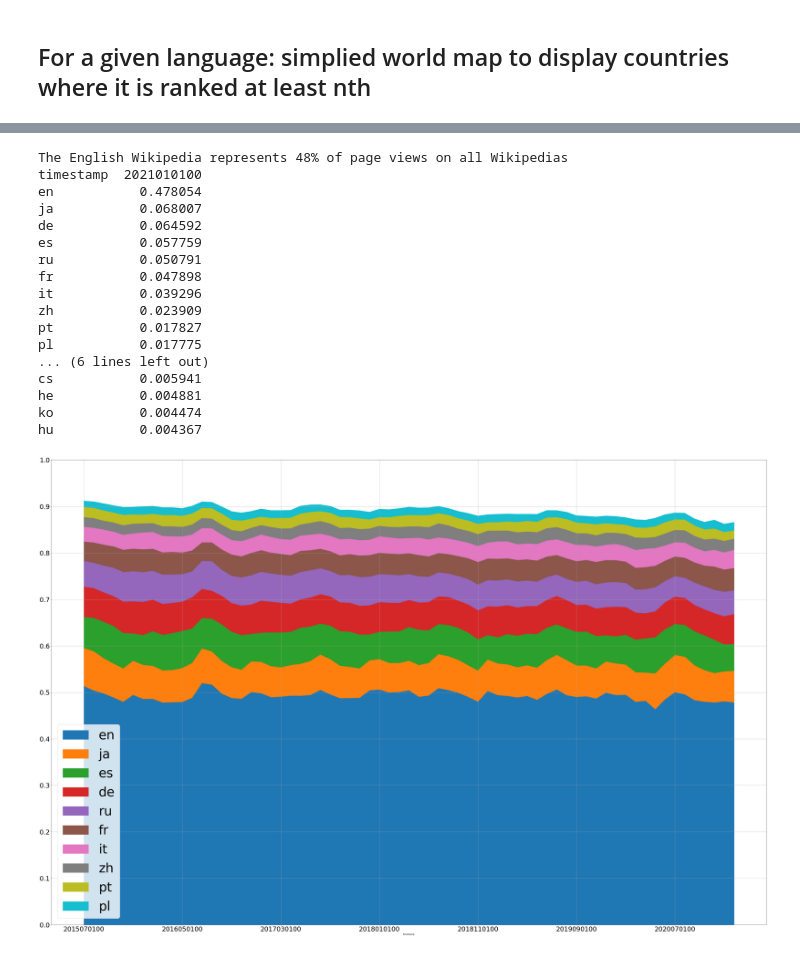
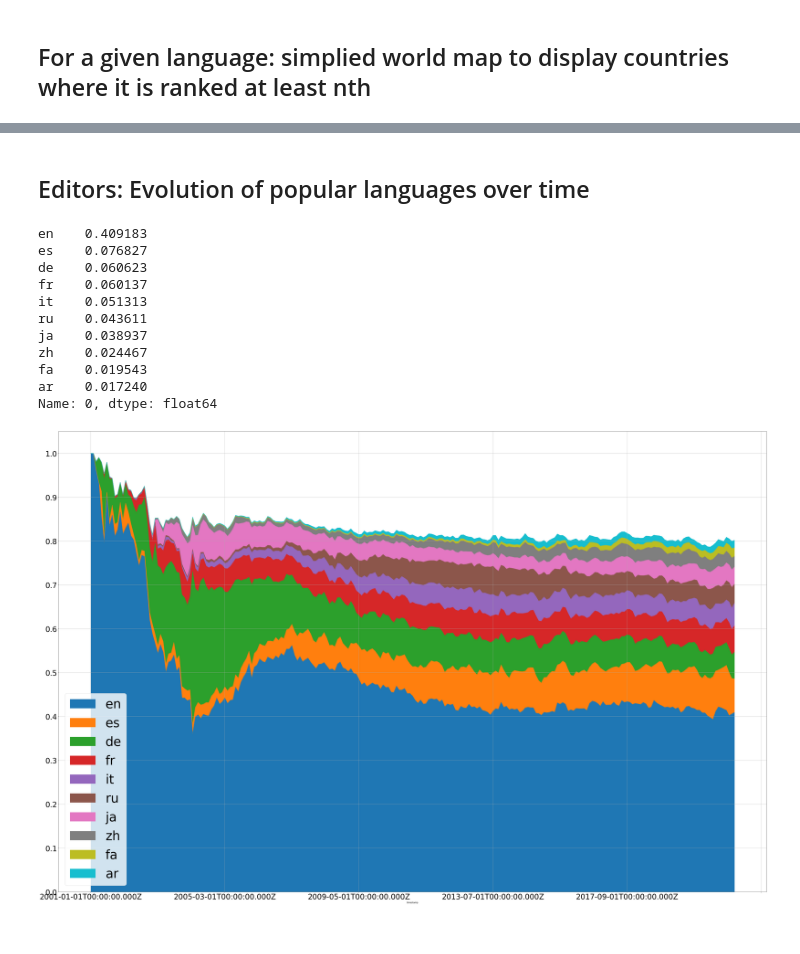
Before and after one commit to a455bcd9/wikilangtrends, a Jupyter notebook: Wikipedia Languages.ipynb, the cells around one changed output, grey strips where cells are left out. Saved outputs shown, nothing was run; the diff lists cells and outputs as text; code cells hidden in the pictures.

Commit message:
adding editors

```diff
--- a/Wikipedia Languages.ipynb
+++ b/Wikipedia Languages.ipynb
@@ -60,7 +60,7 @@ for i in projects['sitematrix']:
 test_mode = False
 if test_mode:
     # Set to have unique languade codes in case there's a mistake in the list
-    wiki_codes = set(['en', 'ja', 'es', 'de', 'ru', 'fr', 'it', 'zh', 'pt', 'pl', 'tr', 'ko', 'ar', 'arz', 'nl', 'he', 'fa', 'id'])
+    wiki_codes = set(['ary', 'en', 'ja', 'es', 'de', 'ru', 'fr', 'it', 'zh', 'pt', 'pl', 'tr', 'ko', 'ar', 'arz', 'nl', 'he', 'fa', 'id'])
     # wiki_codes = ['fr', 'de']
 
 print('Analysis of', len(wiki_codes), 'Wikipedias')
@@ -101,7 +101,7 @@ Analyzed period: 2021/01
 # API example: https://wikimedia.org/api/rest_v1/metrics/pageviews/top-by-country/fr.wikipedia/all-access/2021/01
 base_url = 'https://wikimedia.org/api/rest_v1/metrics/pageviews/top-by-country/'
 
-all_wikipedias = pd.DataFrame(columns=['country'])
+all_wikipedias = pd.DataFrame()
 
 for code in wiki_codes:
     # For each Wikipedia get the list of page views by country
@@ -122,11 +122,11 @@ for code in wiki_codes:
     # Rename one column
     df = df.rename(columns={'views_ceil': code})
 
+    # Set the country code as index
+    df = df.set_index('country')
+
     # Merging the dataframes on the country key with outer join
-    all_wikipedias = pd.merge(all_wikipedias, df, how='outer', on='country')
-
-# Set the country code as index
-all_wikipedias = all_wikipedias.set_index('country')
+    all_wikipedias = pd.concat([all_wikipedias, df], axis=1)
 # %% [markdown]
 ## Most popular Wikipedias in a given country
 # %%
@@ -366,2 +510,4 @@ display_svg(svg_code)
+# %% [markdown]
+## Editors: Evolution of popular languages over time
 # %%
 # API example:
@@ -405,38 +548,40 @@ all_languages_pageviews_pct = all_languages_pageviews.divide(all_languages_pagev
 # %%
-# Only display the most viewed
+# Only display editions with the most editors
 # https://meta.wikimedia.org/wiki/List_of_Wikipedias/Table2
-most_viewed_wp = ['en', 'ja', 'es', 'de', 'ru', 'fr', 'it', 'zh', 'pt', 'pl']
 
-print('The English Wikipedia represents {:.0f}% of page views on all Wikipedias'.format(100 * all_languages_pageviews_pct.iloc[[-1]]['en'][0]))
+n_top = 10
+top_wp_editors_values = all_languages_editors_pct.iloc[[-1]].reset_index().drop(columns='timestamp').transpose().nlargest(n=n_top, columns=0)[0]
+print(top_wp_editors_values)
 
-print(all_languages_pageviews_pct.iloc[[-1]].transpose().nlargest(n=20,columns=['2021010100']))
+if test_mode:
+    top_wp_editors = wiki_codes
+else:
+    top_wp_editors = [
+        'en', 'es', 'de', 'fr', 'it', 'ru', 'ja', 'zh', 'fa', 'ar',
+        # 'pl', 'nl', 'pt', 'tr', 'id',
+    ]
+    top_wp_editors = top_wp_editors_values.index.to_list()
 
 params = {
-    'y': most_viewed_wp,
+    'y': top_wp_editors,
     'figsize': (60,40),
-    'fontsize': 30,
+    'fontsize': 35,
     'yticks': [x/10 for x in range(11)],
     'grid': True,
     'legend': False,
 }
-ax = all_languages_pageviews_pct.plot.area(**params)
+ax = all_languages_editors_pct.plot.area(**params)
 leg = ax.legend(loc=3, prop={'size': 60})
 # %% [output]
-The English Wikipedia represents 48% of page views on all Wikipedias
-timestamp  2021010100
-en           0.478054
-ja           0.068007
-de           0.064592
-es           0.057759
-ru           0.050791
-fr           0.047898
-it           0.039296
-zh           0.023909
-pt           0.017827
-pl           0.017775
-... (6 lines left out)
-cs           0.005941
-he           0.004881
-ko           0.004474
-hu           0.004367
+en    0.409183
+es    0.076827
+de    0.060623
+fr    0.060137
+it    0.051313
+ru    0.043611
+ja    0.038937
+zh    0.024467
+fa    0.019543
+ar    0.017240
+Name: 0, dtype: float64
-[figure, old version]
+[figure, new version]
```
Also changed, not shown: parts of 8 cells of this notebook.
